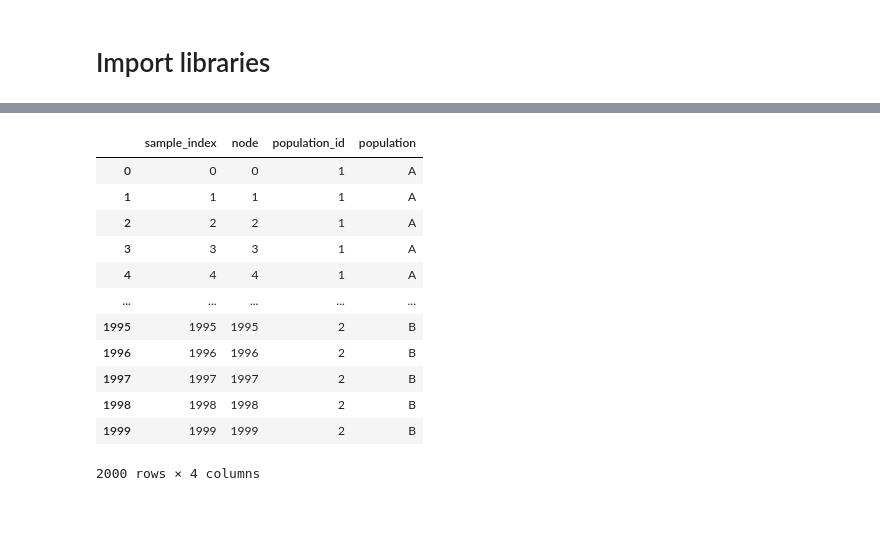
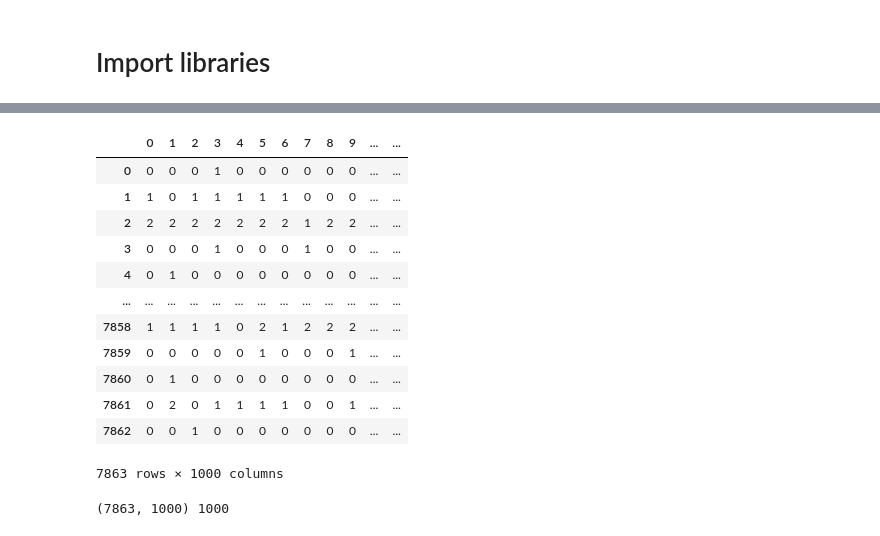
Before and after one commit to mat2m10/chasm, a Jupyter notebook: notebooks/ms_prime_tryout/01 Create Simulated Geno.ipynb, the cells around one changed output, grey strips where cells are left out. Drawn from its saved outputs; the diff is of its cells as text; code cells hidden in the pictures.

```diff
--- a/notebooks/ms_prime_tryout/01 Create Simulated Geno.ipynb
+++ b/notebooks/ms_prime_tryout/01 Create Simulated Geno.ipynb
@@ -226,16 +134,0 @@ sites_chip
-# %%
-samples
-# %% [output]
-|  | sample_index | node | population_id | population |
-| 0 | 0 | 0 | 1 | A |
-| 1 | 1 | 1 | 1 | A |
-| 2 | 2 | 2 | 1 | A |
-| 3 | 3 | 3 | 1 | A |
-| 4 | 4 | 4 | 1 | A |
-| ... | ... | ... | ... | ... |
-| 1995 | 1995 | 1995 | 2 | B |
-| 1996 | 1996 | 1996 | 2 | B |
-| 1997 | 1997 | 1997 | 2 | B |
-| 1998 | 1998 | 1998 | 2 | B |
-| 1999 | 1999 | 1999 | 2 | B |
-2000 rows × 4 columns
@@ -250,0 +135,44 @@ pd.Series(idx, name="ascertainment_index").to_frame().to_parquet(outdir / "ascer
+# %%
+root = Path("simulation_realistic/msprime_A_B_arraylike")
+G_df   = pd.read_parquet(root / "genotypes_array_diploid.parquet")  # variants × individuals
+sites  = pd.read_parquet(root / "sites_array.parquet")
+inds   = pd.read_parquet(root / "samples_individuals.parquet")
+# %%
+G_df
+# %% [output]
+|  | 0 | 1 | 2 | 3 | 4 | 5 | 6 | 7 | 8 | 9 | ... | ... |
+| 0 | 0 | 0 | 0 | 1 | 0 | 0 | 0 | 0 | 0 | 0 | ... | ... |
+| 1 | 1 | 0 | 1 | 1 | 1 | 1 | 1 | 0 | 0 | 0 | ... | ... |
+| 2 | 2 | 2 | 2 | 2 | 2 | 2 | 2 | 1 | 2 | 2 | ... | ... |
+| 3 | 0 | 0 | 0 | 1 | 0 | 0 | 0 | 1 | 0 | 0 | ... | ... |
+| 4 | 0 | 1 | 0 | 0 | 0 | 0 | 0 | 0 | 0 | 0 | ... | ... |
+| ... | ... | ... | ... | ... | ... | ... | ... | ... | ... | ... | ... | ... |
+| 7858 | 1 | 1 | 1 | 1 | 0 | 2 | 1 | 2 | 2 | 2 | ... | ... |
+| 7859 | 0 | 0 | 0 | 0 | 0 | 1 | 0 | 0 | 0 | 1 | ... | ... |
+| 7860 | 0 | 1 | 0 | 0 | 0 | 0 | 0 | 0 | 0 | 0 | ... | ... |
+| 7861 | 0 | 2 | 0 | 1 | 1 | 1 | 1 | 0 | 0 | 1 | ... | ... |
+| 7862 | 0 | 0 | 1 | 0 | 0 | 0 | 0 | 0 | 0 | 0 | ... | ... |
+7863 rows × 1000 columns
+# %%
+import pandas as pd
+import numpy as np
+from pathlib import Path
+
+root = Path("simulation_realistic/msprime_A_B_arraylike")
+
+# Must be the diploid file (variants × INDIVIDUALS)
+G = pd.read_parquet(root / "genotypes_array_diploid.parquet").to_numpy(dtype=np.int8)
+inds = pd.read_parquet(root / "samples_individuals.parquet")
+
+print(G.shape, len(inds))  # <- columns must equal len(inds)
+
+pops = inds["population"].to_numpy()
+assert G.shape[1] == pops.shape[0], "Mismatch: G columns must equal number of individuals"
+
+maf_by_pop = {}
+for pop in np.unique(pops):
+    mask = (pops == pop)                  # length = n_individuals
+    p = (G[:, mask].mean(axis=1) / 2.0)   # alt allele freq
+    maf_by_pop[pop] = np.minimum(p, 1 - p)
+# %% [output]
+(7863, 1000) 1000
```
Also changed, not shown: parts of 9 cells of this notebook, 1 other file.
